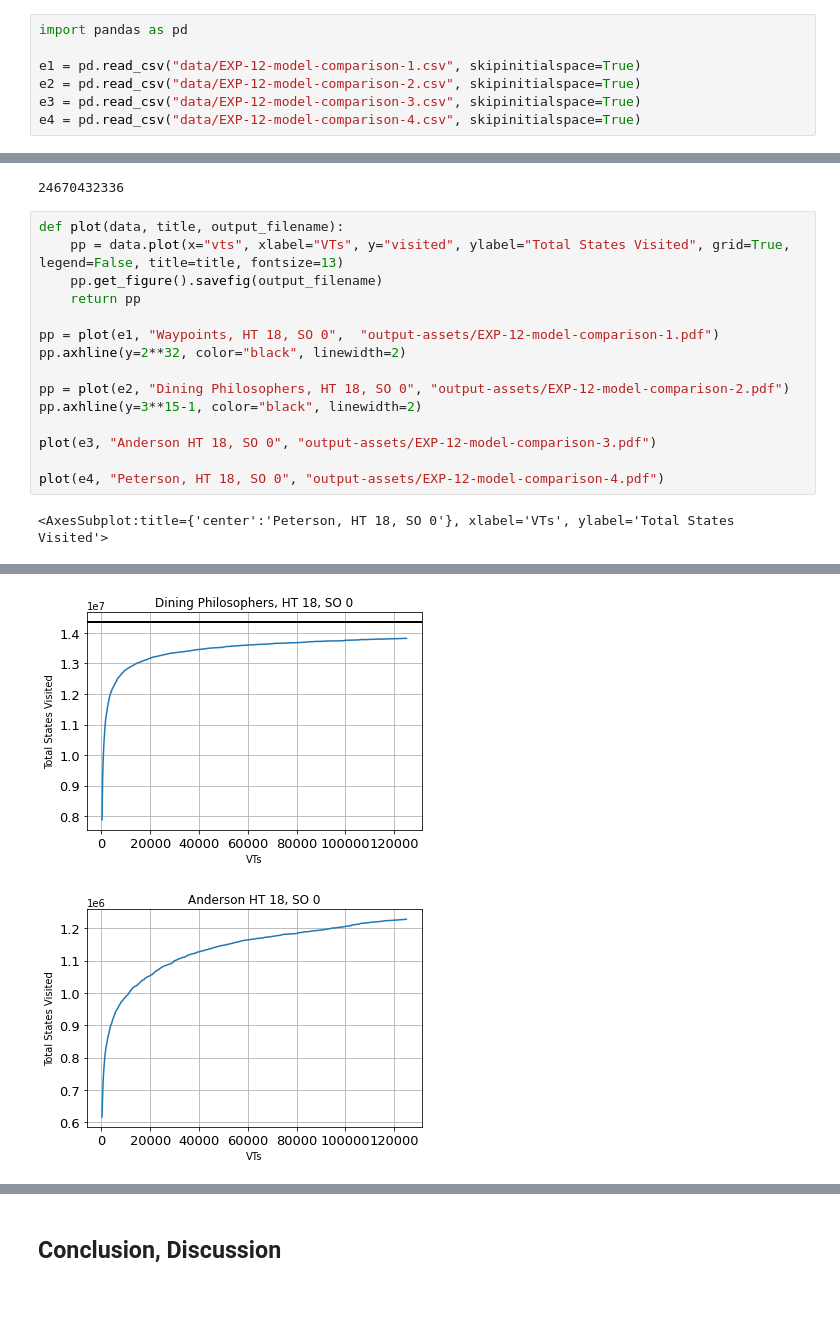
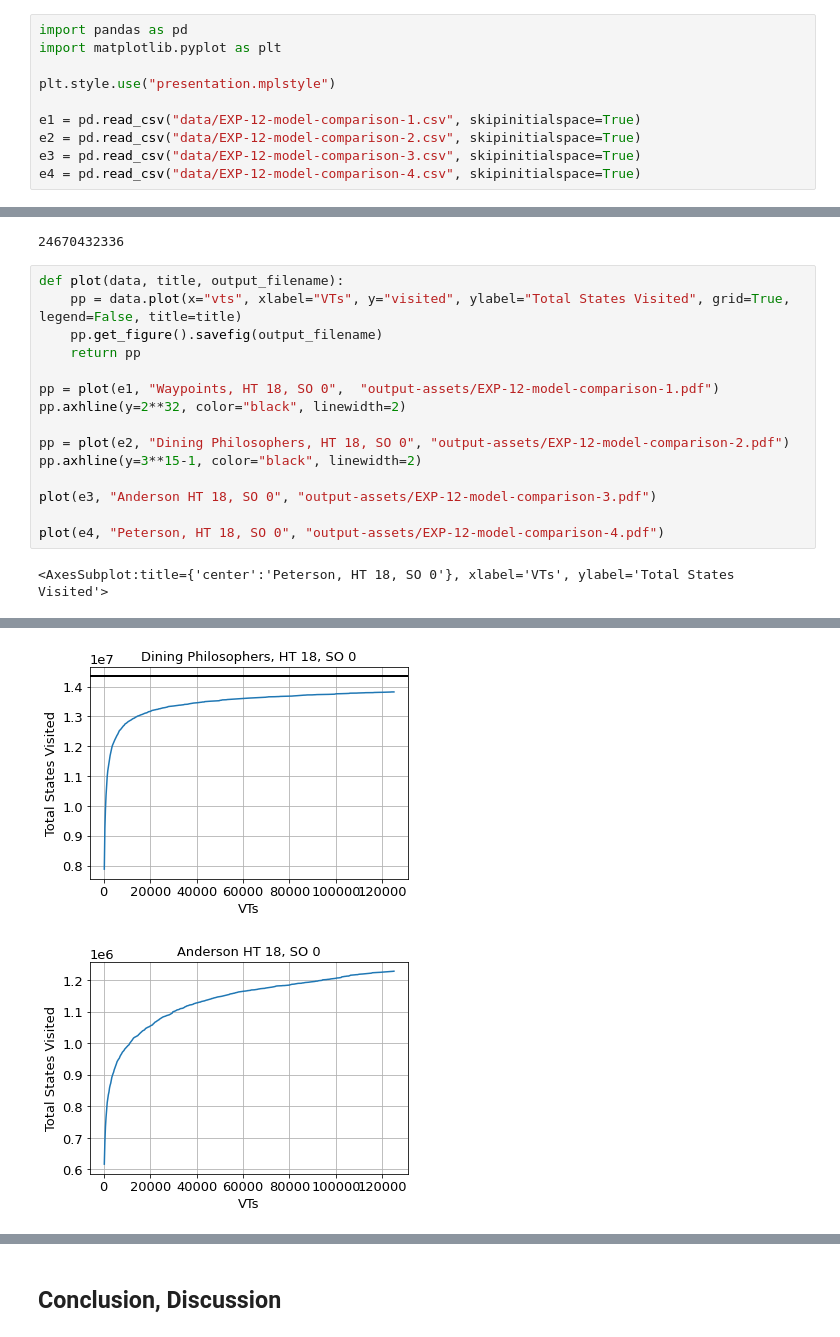
Before and after one commit to barnslig/bachelor-thesis, a Jupyter notebook: evaluation/EXP-12-model-comparison.ipynb, the cells around one changed output, grey strips where cells are left out. Drawn from its saved outputs; the diff is of its cells as text; blank space fills up the shorter version.

```diff
--- a/evaluation/EXP-12-model-comparison.ipynb
+++ b/evaluation/EXP-12-model-comparison.ipynb
@@ -91,6 +91,9 @@ Each model is explored using 125000 VTs.
 | Peterson | 4.08578e+06 | 24 670 432 336 | 3.408 % |
 # %%
 import pandas as pd
+import matplotlib.pyplot as plt
+
+plt.style.use("presentation.mplstyle")
 
 e1 = pd.read_csv("data/EXP-12-model-comparison-1.csv", skipinitialspace=True)
 e2 = pd.read_csv("data/EXP-12-model-comparison-2.csv", skipinitialspace=True)
@@ -109,7 +112,7 @@ display(e4["total_visited"].sum())
 24670432336
 # %%
 def plot(data, title, output_filename):
-    pp = data.plot(x="vts", xlabel="VTs", y="visited", ylabel="Total States Visited", grid=True, legend=False, title=title, fontsize=13)
+    pp = data.plot(x="vts", xlabel="VTs", y="visited", ylabel="Total States Visited", grid=True, legend=False, title=title)
     pp.get_figure().savefig(output_filename)
     return pp
 
@@ -128,2 +131,2 @@ plot(e4, "Peterson, HT 18, SO 0", "output-assets/EXP-12-model-comparison-4.pdf")
-[figure, old version]
+[figure, new version]
-[figure, old version]
+[figure, new version]
```
Also changed, not shown: parts of 1 cell of this notebook, 28 other files.
